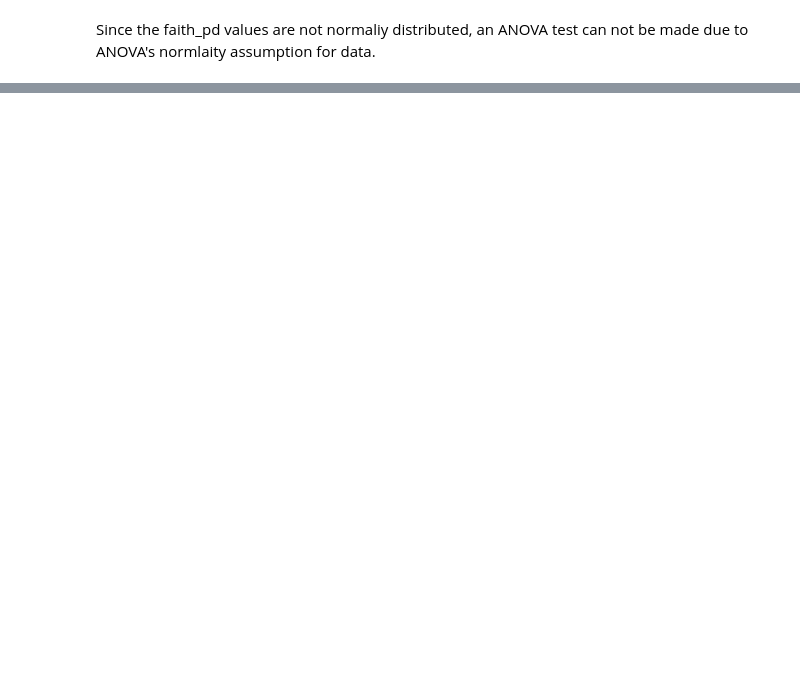
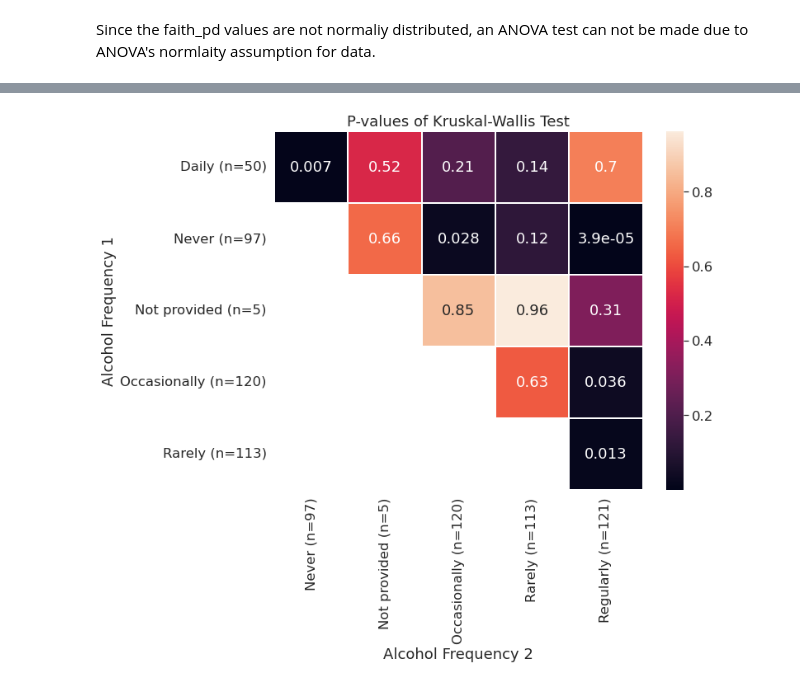
Before and after one commit to dhasanova99/HealthyFood, a Jupyter notebook: JupyterDocs/F_Alpha_Diversity.ipynb, the cells around one changed output, grey strips where cells are left out. Saved outputs shown, nothing was run; the diff lists cells and outputs as text; code cells hidden in the pictures; blank space fills up the shorter version.

```diff
--- a/JupyterDocs/F_Alpha_Diversity.ipynb
+++ b/JupyterDocs/F_Alpha_Diversity.ipynb
@@ -271,0 +305,17 @@ Since the faith_pd values are not normaliy distributed, an ANOVA test can not be
+# %%
+NUT_alcohol_frequency = pd.read_csv(os.path.join(data_dir, 'kruskal-wallis-pairwise-NUT_alcohol_frequency.csv'), sep=',')
+# %%
+dd = NUT_alcohol_frequency[['Group 1', 'Group 2', 'p-value']]
+dd_pivot = dd.pivot('Group 1', 'Group 2', 'p-value')
+# %%
+sns.set(rc={'figure.figsize':(10, 8), 'font.family': ['Helvetica']}, style='white')
+with sns.plotting_context("notebook", font_scale=1.5):
+    # seaborn's heatmap
+    ax = sns.heatmap( dd_pivot, linewidth = 1.5 , annot = True)
+
+    # matplotlib's customization
+    ax.set_xlabel('Alcohol Frequency 2')
+    ax.set_ylabel('Alcohol Frequency 1')
+    ax.set_title("P-values of Kruskal-Wallis Test")
+# %% [output]
+[figure, added]
```
Also changed, not shown: parts of 10 cells of this notebook, 1 other file.
